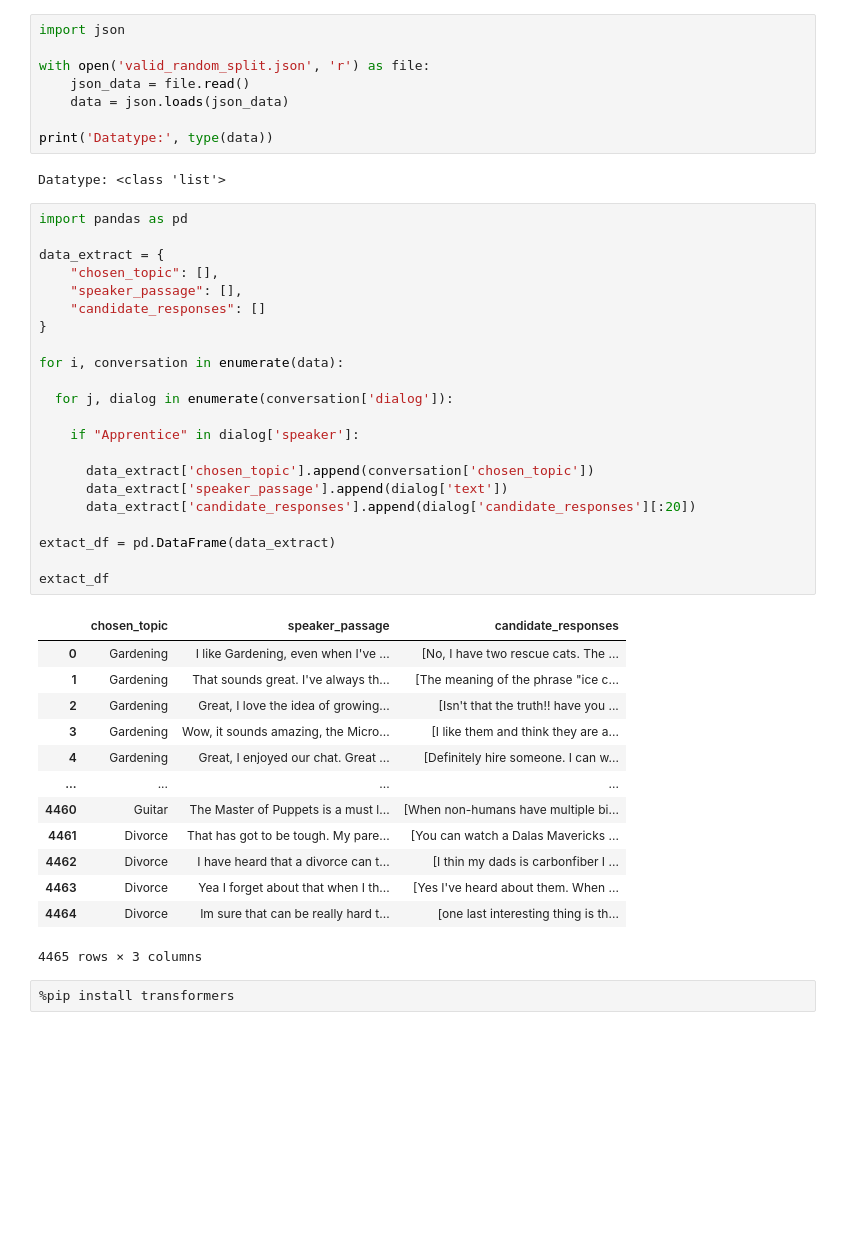
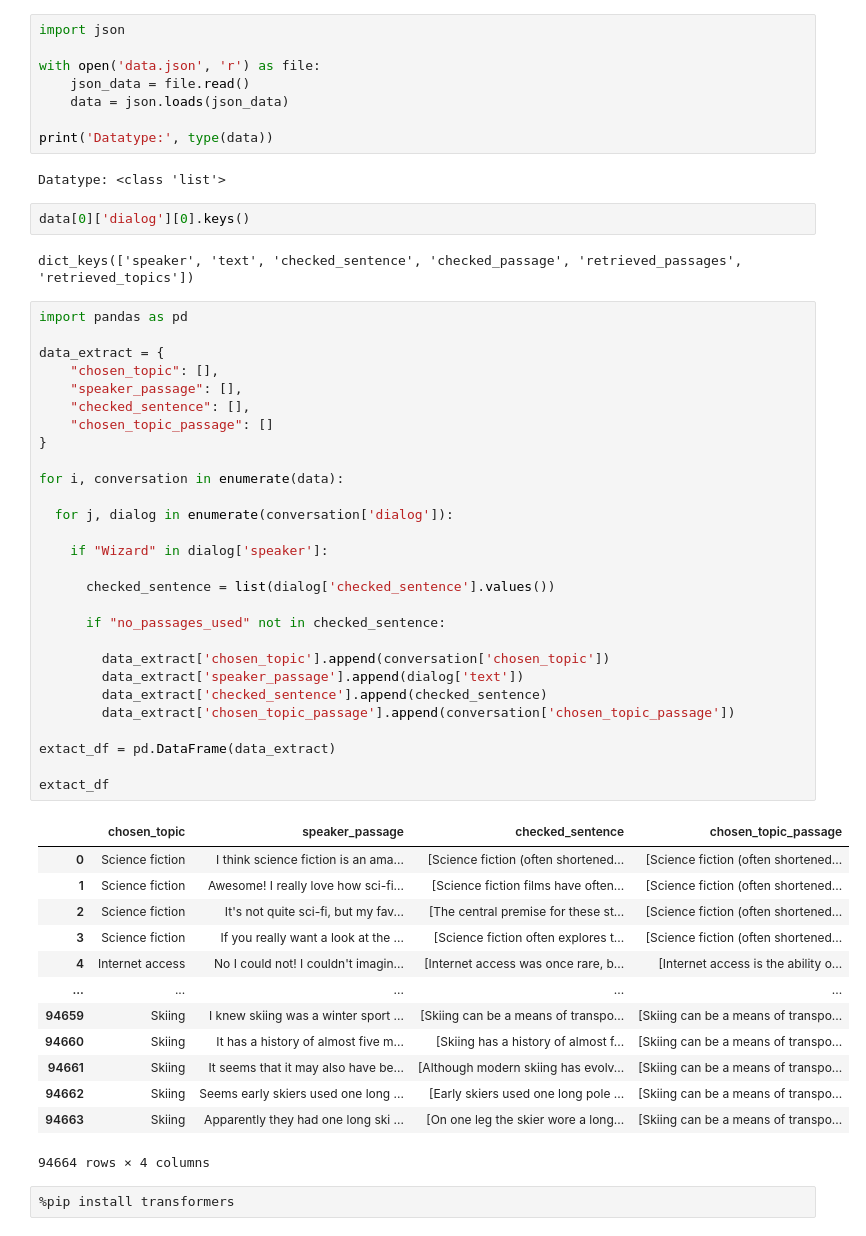
Before and after one commit to adamzki99/nlp-zlatan, a Jupyter notebook: nlp_zlatan.ipynb, the cells around one changed output. Cells and saved outputs as stored; diff of their text form; blank space fills up the shorter version.

```diff
--- a/nlp_zlatan.ipynb
+++ b/nlp_zlatan.ipynb
@@ -18,49 +18,59 @@ https://huggingface.co/sentence-transformers/all-MiniLM-L6-v2
 # %%
 import json
 
-with open('valid_random_split.json', 'r') as file:
+with open('data.json', 'r') as file:
     json_data = file.read()
     data = json.loads(json_data)
 
 print('Datatype:', type(data))
 # %% [output]
 Datatype: <class 'list'>
+# %%
+data[0]['dialog'][0].keys()
+# %% [output]
+dict_keys(['speaker', 'text', 'checked_sentence', 'checked_passage', 'retrieved_passages', 'retrieved_topics'])
 # %%
 import pandas as pd
 
 data_extract = {
     "chosen_topic": [],
     "speaker_passage": [],
-    "candidate_responses": []
+    "checked_sentence": [],
+    "chosen_topic_passage": []
 }
 
 for i, conversation in enumerate(data):
 
   for j, dialog in enumerate(conversation['dialog']):
 
-    if "Apprentice" in dialog['speaker']:
+    if "Wizard" in dialog['speaker']:
 
-      data_extract['chosen_topic'].append(conversation['chosen_topic'])
-      data_extract['speaker_passage'].append(dialog['text'])
-      data_extract['candidate_responses'].append(dialog['candidate_responses'][:20])
+      checked_sentence = list(dialog['checked_sentence'].values())
+
+      if "no_passages_used" not in checked_sentence:
+
+        data_extract['chosen_topic'].append(conversation['chosen_topic'])
+        data_extract['speaker_passage'].append(dialog['text'])
+        data_extract['checked_sentence'].append(checked_sentence)
+        data_extract['chosen_topic_passage'].append(conversation['chosen_topic_passage'])
 
 extact_df = pd.DataFrame(data_extract)
 
 extact_df
 # %% [output]
-|  | chosen_topic | speaker_passage | candidate_responses |
-| 0 | Gardening | I like Gardening, even when I've ... | [No, I have two rescue cats. The ... |
-| 1 | Gardening | That sounds great. I've always th... | [The meaning of the phrase "ice c... |
-| 2 | Gardening | Great, I love the idea of growing... | [Isn't that the truth!! have you ... |
-| 3 | Gardening | Wow, it sounds amazing, the Micro... | [I like them and think they are a... |
-| 4 | Gardening | Great, I enjoyed our chat. Great ... | [Definitely hire someone. I can w... |
-| ... | ... | ... | ... |
-| 4460 | Guitar | The Master of Puppets is a must l... | [When non-humans have multiple bi... |
-| 4461 | Divorce | That has got to be tough. My pare... | [You can watch a Dalas Mavericks ... |
-| 4462 | Divorce | I have heard that a divorce can t... | [I thin my dads is carbonfiber I ... |
-| 4463 | Divorce | Yea I forget about that when I th... | [Yes I've heard about them. When ... |
-| 4464 | Divorce | Im sure that can be really hard t... | [one last interesting thing is th... |
+|  | chosen_topic | speaker_passage | checked_sentence | chosen_topic_passage |
+| 0 | Science fiction | I think science fiction is an ama... | [Science fiction (often shortened... | [Science fiction (often shortened... |
+| 1 | Science fiction | Awesome! I really love how sci-fi... | [Science fiction films have often... | [Science fiction (often shortened... |
+| 2 | Science fiction | It's not quite sci-fi, but my fav... | [The central premise for these st... | [Science fiction (often shortened... |
+| 3 | Science fiction | If you really want a look at the ... | [Science fiction often explores t... | [Science fiction (often shortened... |
+| 4 | Internet access | No I could not! I couldn't imagin... | [Internet access was once rare, b... | [Internet access is the ability o... |
+| ... | ... | ... | ... | ... |
+| 94659 | Skiing | I knew skiing was a winter sport ... | [Skiing can be a means of transpo... | [Skiing can be a means of transpo... |
+| 94660 | Skiing | It has a history of almost five m... | [Skiing has a history of almost f... | [Skiing can be a means of transpo... |
+| 94661 | Skiing | It seems that it may also have be... | [Although modern skiing has evolv... | [Skiing can be a means of transpo... |
+| 94662 | Skiing | Seems early skiers used one long ... | [Early skiers used one long pole ... | [Skiing can be a means of transpo... |
+| 94663 | Skiing | Apparently they had one long ski ... | [On one leg the skier wore a long... | [Skiing can be a means of transpo... |
-4465 rows × 3 columns
+94664 rows × 4 columns
 # %%
 %pip install transformers
 # %% [output]
```
Also changed, not shown: parts of 11 cells of this notebook.
